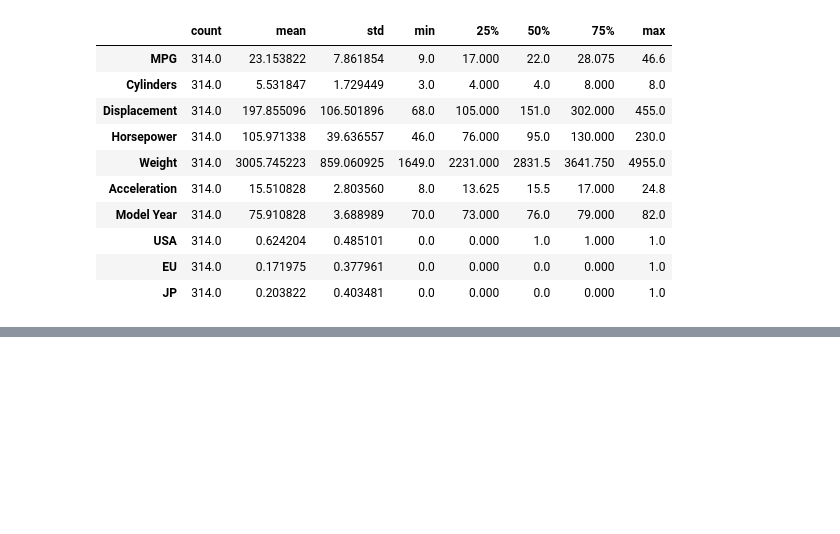
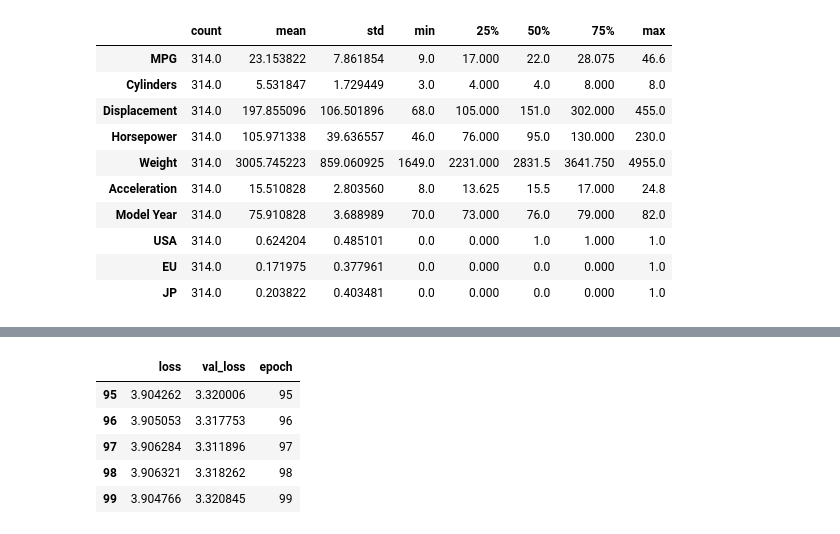
Before and after one commit to jeongdonguk/Tutorial-2.ML-basic-with-Keras-for-Beginner, a Jupyter notebook: Regression/Regression-Predict fuel efficiency.ipynb, the cells around one changed output, grey strips where cells are left out. Saved outputs shown, nothing was run; the diff lists cells and outputs as text; code cells hidden in the pictures; blank space fills up the shorter version.

```diff
--- a/Regression/Regression-Predict fuel efficiency.ipynb
+++ b/Regression/Regression-Predict fuel efficiency.ipynb
@@ -90,0 +126,5 @@ train_data.describe().transpose()
+# %%
+horsepower = np.array(train_features['Horsepower'])
+
+horsepower_normalizer = tf.keras.layers.Normalization(input_shape=[1,],axis=None)
+horsepower_normalizer.adapt(horsepower)
@@ -90,0 +169,11 @@ train_data.describe().transpose()
+# %%
+hist = pd.DataFrame(history.history)
+hist['epoch'] = history.epoch
+hist.tail()
+# %% [output]
+|  | loss | val_loss | epoch |
+| 95 | 3.904262 | 3.320006 | 95 |
+| 96 | 3.905053 | 3.317753 | 96 |
+| 97 | 3.906284 | 3.311896 | 97 |
+| 98 | 3.906321 | 3.318262 | 98 |
+| 99 | 3.904766 | 3.320845 | 99 |
```
Also changed, not shown: parts of 15 cells of this notebook.
